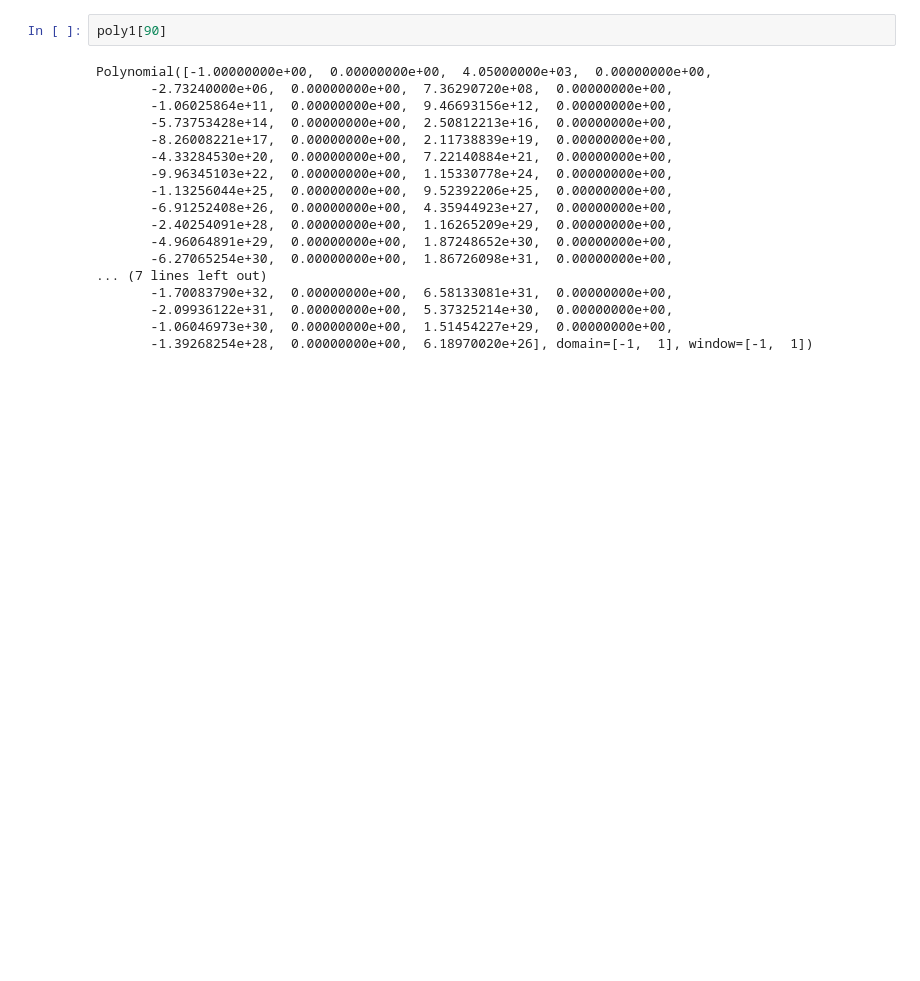
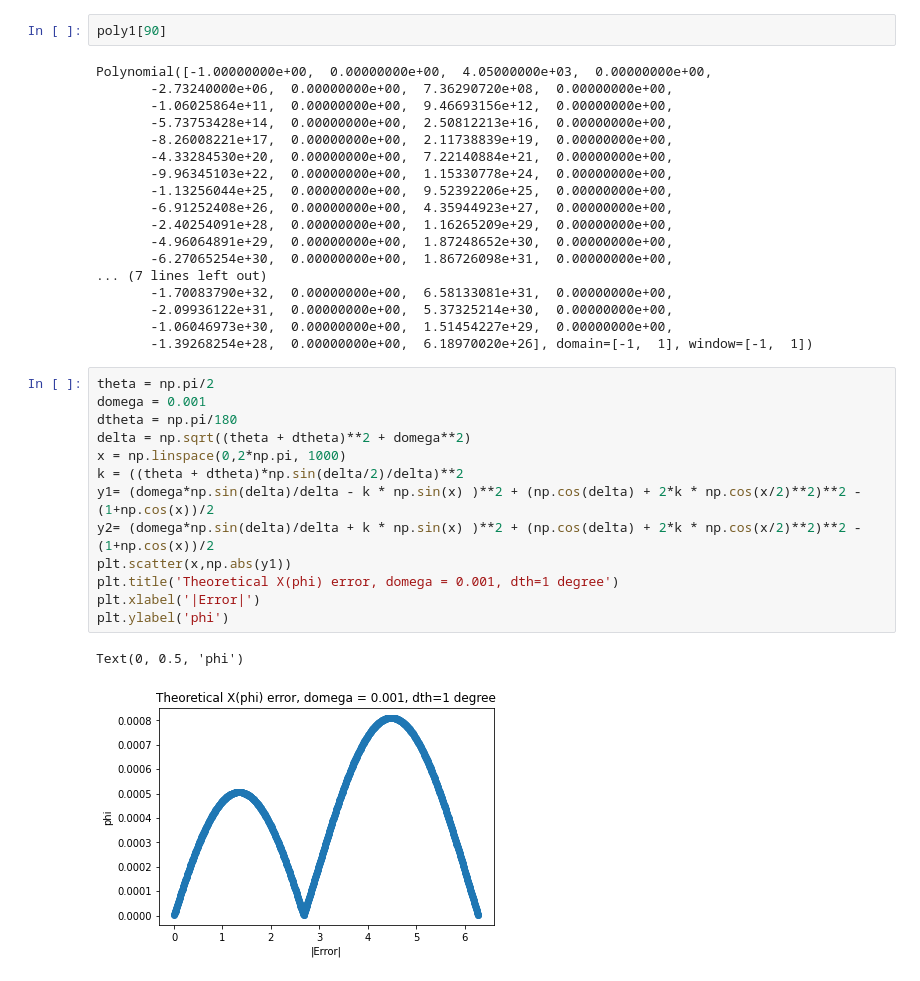
Before and after one commit to a-kapila/quantum-error, a Jupyter notebook: data_and_scripts/final_paper_fits.ipynb, the cells around one changed output. Drawn from its saved outputs; the diff is of its cells as text; blank space fills up the shorter version.

```diff
--- a/data_and_scripts/final_paper_fits.ipynb
+++ b/data_and_scripts/final_paper_fits.ipynb
@@ -90,3 +90,19 @@ Polynomial([-1.00000000e+00,  0.00000000e+00,  4.05000000e+03,  0.00000000e+00,
        -2.09936122e+31,  0.00000000e+00,  5.37325214e+30,  0.00000000e+00,
        -1.06046973e+30,  0.00000000e+00,  1.51454227e+29,  0.00000000e+00,
        -1.39268254e+28,  0.00000000e+00,  6.18970020e+26], domain=[-1,  1], window=[-1,  1])
+# %%
+theta = np.pi/2
+domega = 0.001
+dtheta = np.pi/180
+delta = np.sqrt((theta + dtheta)**2 + domega**2)
+x = np.linspace(0,2*np.pi, 1000)
+k = ((theta + dtheta)*np.sin(delta/2)/delta)**2
+y1= (domega*np.sin(delta)/delta - k * np.sin(x) )**2 + (np.cos(delta) + 2*k * np.cos(x/2)**2)**2 -(1+np.cos(x))/2
+y2= (domega*np.sin(delta)/delta + k * np.sin(x) )**2 + (np.cos(delta) + 2*k * np.cos(x/2)**2)**2 -(1+np.cos(x))/2
+plt.scatter(x,np.abs(y1))
+plt.title('Theoretical X(phi) error, domega = 0.001, dth=1 degree')
+plt.xlabel('|Error|')
+plt.ylabel('phi')
+# %% [output]
+Text(0, 0.5, 'phi')
+[figure, added]
```
Also changed, not shown: parts of 1 cell of this notebook, 34 other files.
